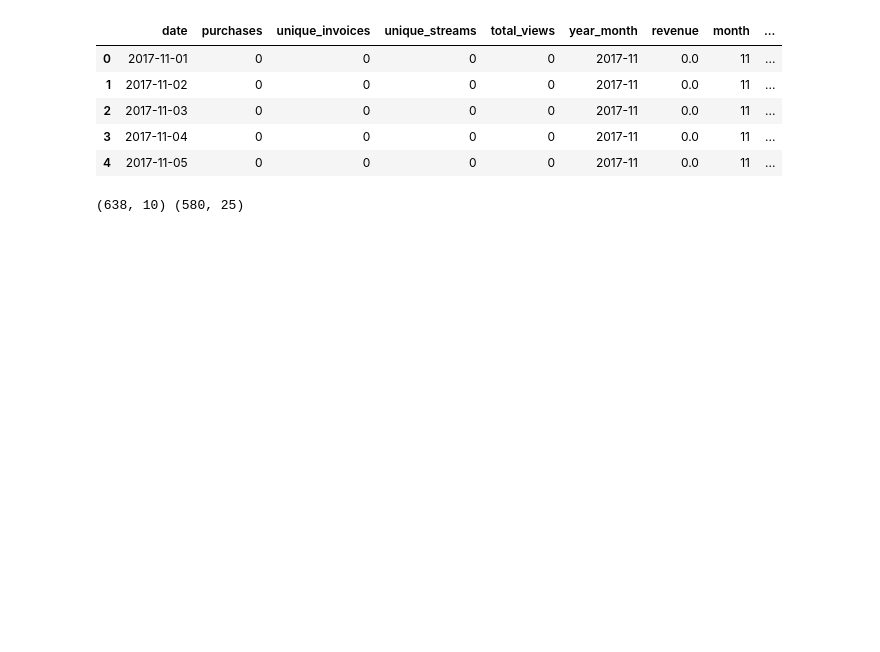
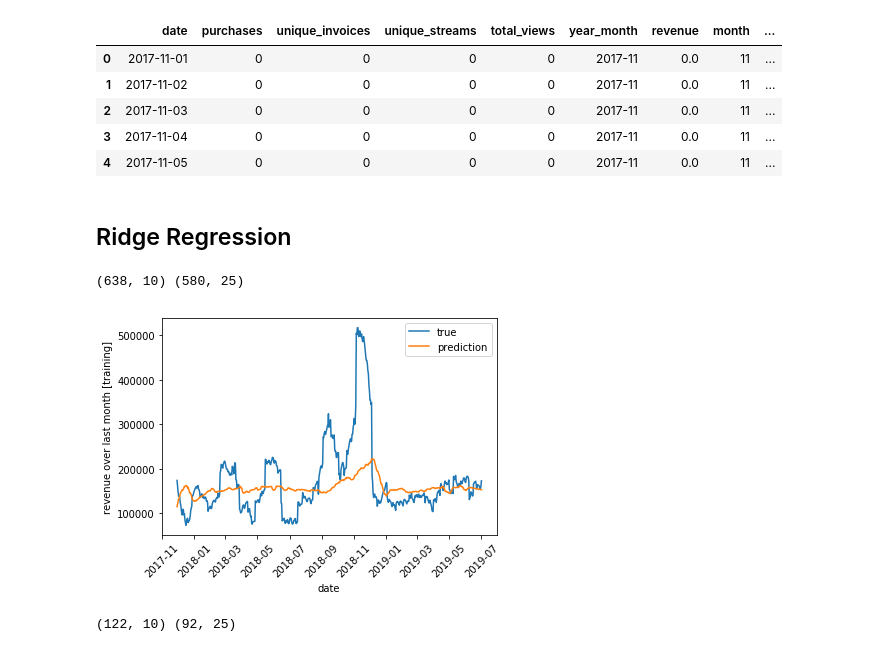
Before and after one commit to quillan86/ai-workflow-capstone, a Jupyter notebook: notebooks/model.ipynb, the cells around one changed output. Drawn from its saved outputs; the diff is of its cells as text; code cells hidden in the pictures; blank space fills up the shorter version.

```diff
--- a/notebooks/model.ipynb
+++ b/notebooks/model.ipynb
@@ -355,9 +355,51 @@ dfi.head()
 | 2 | 2017-11-03 | 0 | 0 | 0 | 0 | 2017-11 | 0.0 | 11 | ... |
 | 3 | 2017-11-04 | 0 | 0 | 0 | 0 | 2017-11 | 0.0 | 11 | ... |
 | 4 | 2017-11-05 | 0 | 0 | 0 | 0 | 2017-11 | 0.0 | 11 | ... |
+# %% [markdown]
+## Ridge Regression
 # %%
+log = True
 X_train, y_train, dates_train = engineer_features(dfi, datatype='train', log=log)
 
 print(dfi_train.shape, X_train.shape)
 # %% [output]
 (638, 10) (580, 25)
+# %%
+alphas = np.power(10, np.arange(-4, 2, dtype=float))
+
+param_grid = {'alpha': alphas, 'normalize': [True, False]}
+# %%
+lm = Ridge(random_state=42)
+
+# Random search of parameters, using 3 fold cross validation,
+# search across 100 different combinations, and use all available cores
+clf = GridSearchCV(lm, param_grid=param_grid, cv=3)
+# %%
+# Fit the random search model
+clf.fit(X_train, y_train)
+# Make predictions on traibning data
+y_train_pred = clf.predict(X_train)
+
+# get revenue
+if log:
+    r_train = np.exp(y_train)
+    r_train_pred = np.exp(y_train_pred)
+else:
+    r_train = y_train
+    r_train_pred = y_train_pred
+# %%
+plt.plot(dates_train, r_train, label='true')
+plt.plot(dates_train, r_train_pred, label='prediction')
+plt.xticks(rotation = 45) # Rotates X-Axis Ticks by 45-degrees
+plt.xlabel('date')
+plt.ylabel('revenue over last month [training]')
+plt.legend()
+plt.show()
+# %% [output]
+[figure, added]
+# %%
+X_prod, y_prod, dates_prod = engineer_features(dfi, datatype='prod', log=log)
+
+print(dfi_prod.shape, X_prod.shape)
+# %% [output]
+(122, 10) (92, 25)
```
Also changed, not shown: parts of 31 cells of this notebook, 2 other files.
